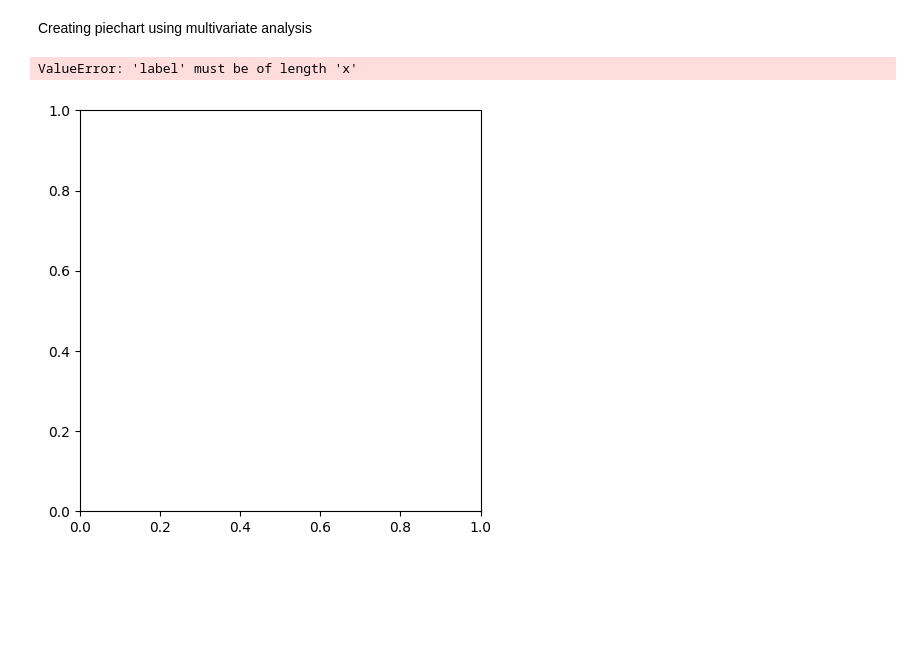
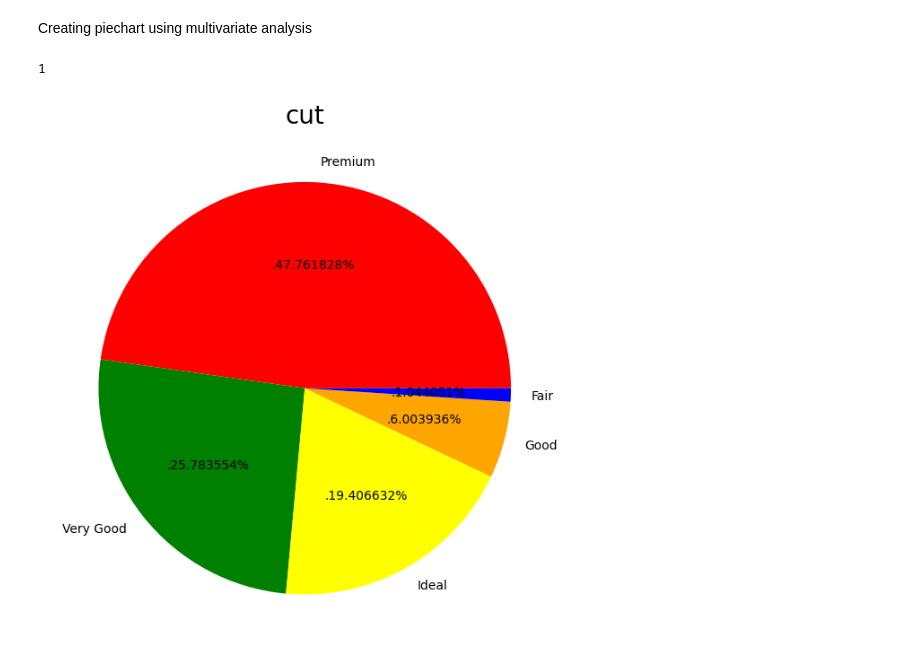
Before and after one commit to hrishcoder/mlproject2, a Jupyter notebook: Notebook/EDA.ipynb, the cells around one changed output. Drawn from its saved outputs; the diff is of its cells as text; code cells hidden in the pictures; blank space fills up the shorter version.

```diff
--- a/Notebook/EDA.ipynb
+++ b/Notebook/EDA.ipynb
@@ -206,24 +206,28 @@ plt.show()
 Green is the most expensive color and j is the least expensive color
 # %% [markdown]
 Creating piechart using multivariate analysis
+# %%
+cut_quality=['Premium' 'Very Good' 'Ideal' 'Good']
+print(len(cut_quality))
+# %% [output]
+1
 # %%
-cut_quality=['Premium' 'Very Good' 'Ideal' 'Good' 'Fair']
+cut_quality=['Premium','Very Good','Ideal','Good','Fair']
 plt.rcParams['figure.figsize'] = (30, 12)
 plt.subplot(1, 5, 1)
 size = df['cut'].value_counts()
 labels =list(cut_quality)
 color = ['red','green','yellow','orange','blue']
 
 
 plt.pie(size, colors = color, labels = labels,autopct = '.%2f%%')
 plt.title('cut', fontsize = 20)
 plt.axis('off')
 
 
 plt.tight_layout()
 plt.grid()
 
 plt.show()
 # %% [output]
-ValueError: 'label' must be of length 'x'
-[figure, old version]
+[figure, new version]
```
Also changed, not shown: parts of 6 cells of this notebook, 5 other files.
